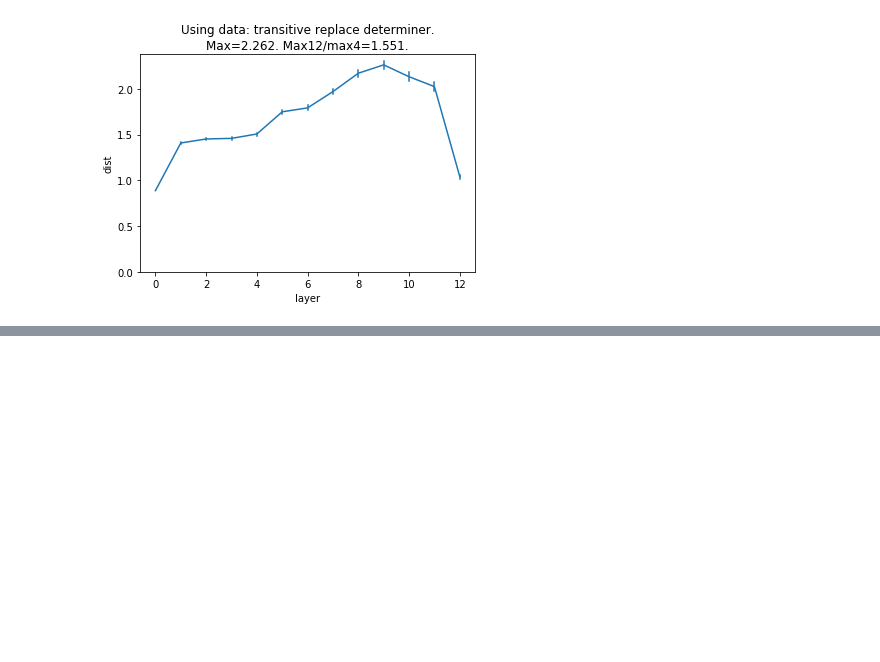
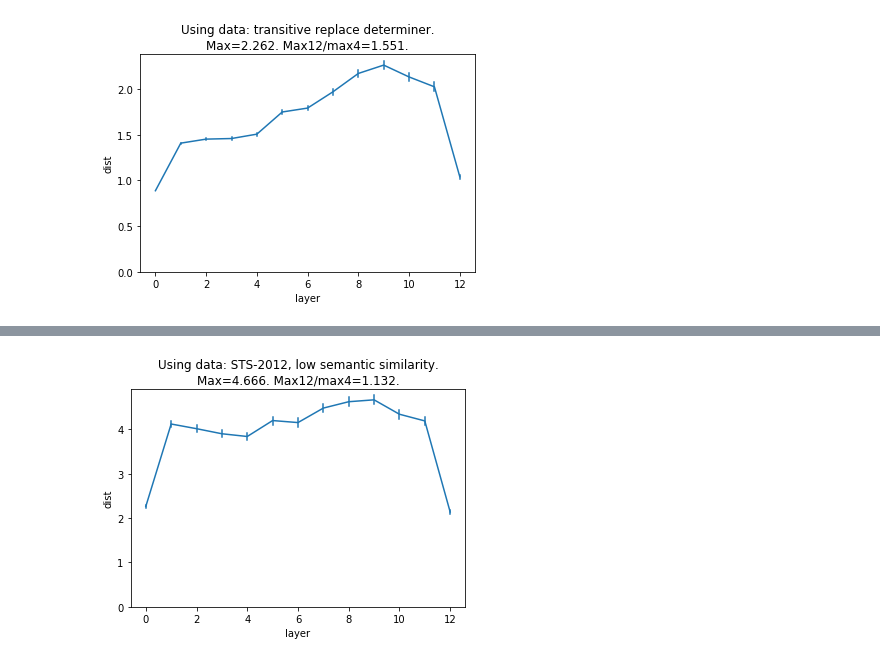
Before and after one commit to SPOClab-ca/layerwise-anomaly, a Jupyter notebook: notebooks_bai/LayerwiseSensitivity.ipynb, the cells around one changed output, grey strips where cells are left out. Drawn from its saved outputs; the diff is of its cells as text; code cells hidden in the pictures; blank space fills up the shorter version.

```diff
--- a/notebooks_bai/LayerwiseSensitivity.ipynb
+++ b/notebooks_bai/LayerwiseSensitivity.ipynb
@@ -91,0 +97,5 @@ plot_distances(sents, 'transitive replace determiner')
+# %%
+sents = sentgen.get_sts_2012('low')
+plot_distances(sents, 'STS-2012, low semantic similarity')
+# %% [output]
+[figure, added]
```
Also changed, not shown: parts of 3 cells of this notebook, 3 other files.
